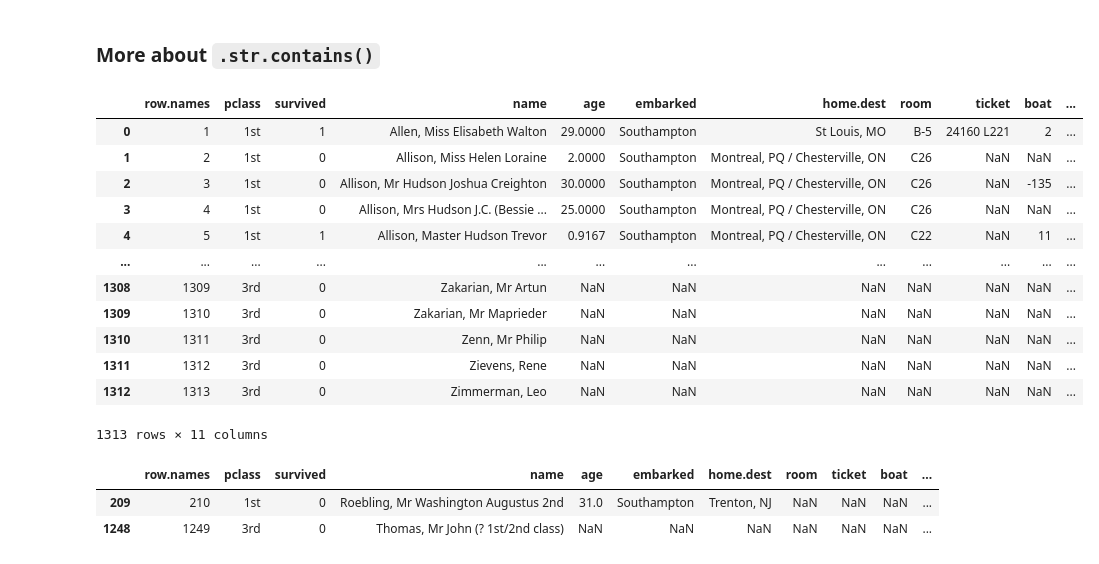
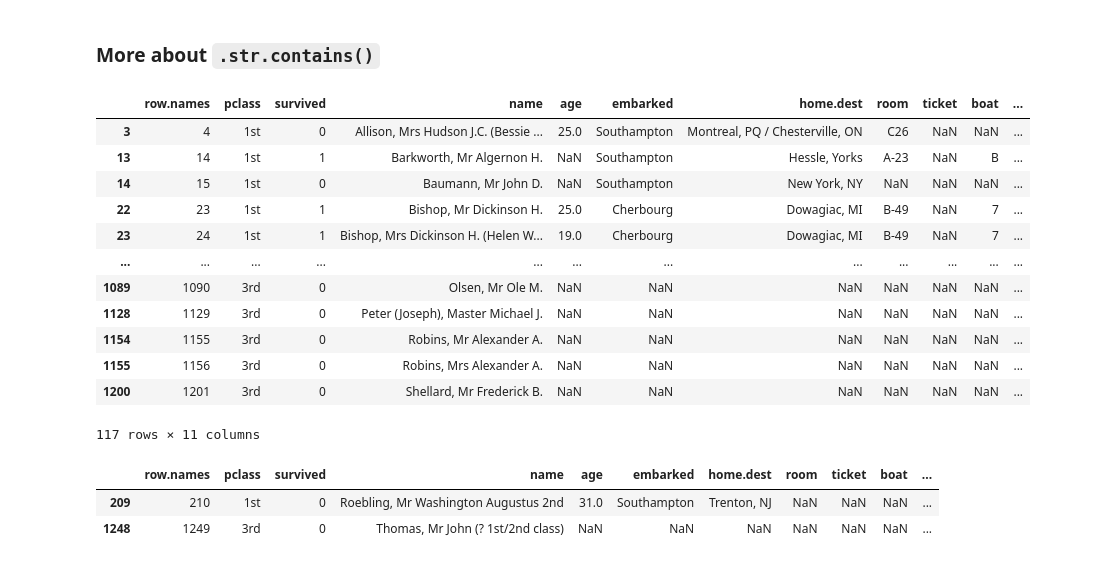
Before and after one commit to Razelbaz1/data-analysis-tutorials, a Jupyter notebook: Code/Ex2/tirgul2_lect.ipynb, the cells around one changed output. Cells and saved outputs as stored; diff of their text form; code cells hidden in the pictures.

```diff
--- a/Code/Ex2/tirgul2_lect.ipynb
+++ b/Code/Ex2/tirgul2_lect.ipynb
@@ -687,22 +734,22 @@ array(['Zakarian, Mr Maprieder'], dtype=object)
 # %% [markdown]
 ### **More about `.str.contains()`**
 # %%
-titanic_df[titanic_df['name'].astype(str).str.contains(".", regex=False)] # contain '.' in name MUST USE regex=False !!!
-titanic_df[titanic_df['name'].astype(str).str.contains(".")]
+titanic_df[titanic_df['name'].str.contains(".", regex=False)] # contain '.' in name MUST USE regex=False !!!
+#titanic_df[titanic_df['name'].str.contains(".")]
 # %% [output]
 |  | row.names | pclass | survived | name | age | embarked | home.dest | room | ticket | boat | ... |
-| 0 | 1 | 1st | 1 | Allen, Miss Elisabeth Walton | 29.0000 | Southampton | St Louis, MO | B-5 | 24160 L221 | 2 | ... |
-| 1 | 2 | 1st | 0 | Allison, Miss Helen Loraine | 2.0000 | Southampton | Montreal, PQ / Chesterville, ON | C26 | NaN | NaN | ... |
-| 2 | 3 | 1st | 0 | Allison, Mr Hudson Joshua Creighton | 30.0000 | Southampton | Montreal, PQ / Chesterville, ON | C26 | NaN | -135 | ... |
-| 3 | 4 | 1st | 0 | Allison, Mrs Hudson J.C. (Bessie ... | 25.0000 | Southampton | Montreal, PQ / Chesterville, ON | C26 | NaN | NaN | ... |
-| 4 | 5 | 1st | 1 | Allison, Master Hudson Trevor | 0.9167 | Southampton | Montreal, PQ / Chesterville, ON | C22 | NaN | 11 | ... |
+| 3 | 4 | 1st | 0 | Allison, Mrs Hudson J.C. (Bessie ... | 25.0 | Southampton | Montreal, PQ / Chesterville, ON | C26 | NaN | NaN | ... |
+| 13 | 14 | 1st | 1 | Barkworth, Mr Algernon H. | NaN | Southampton | Hessle, Yorks | A-23 | NaN | B | ... |
+| 14 | 15 | 1st | 0 | Baumann, Mr John D. | NaN | Southampton | New York, NY | NaN | NaN | NaN | ... |
+| 22 | 23 | 1st | 1 | Bishop, Mr Dickinson H. | 25.0 | Cherbourg | Dowagiac, MI | B-49 | NaN | 7 | ... |
+| 23 | 24 | 1st | 1 | Bishop, Mrs Dickinson H. (Helen W... | 19.0 | Cherbourg | Dowagiac, MI | B-49 | NaN | 7 | ... |
 | ... | ... | ... | ... | ... | ... | ... | ... | ... | ... | ... | ... |
-| 1308 | 1309 | 3rd | 0 | Zakarian, Mr Artun | NaN | NaN | NaN | NaN | NaN | NaN | ... |
-| 1309 | 1310 | 3rd | 0 | Zakarian, Mr Maprieder | NaN | NaN | NaN | NaN | NaN | NaN | ... |
-| 1310 | 1311 | 3rd | 0 | Zenn, Mr Philip | NaN | NaN | NaN | NaN | NaN | NaN | ... |
-| 1311 | 1312 | 3rd | 0 | Zievens, Rene | NaN | NaN | NaN | NaN | NaN | NaN | ... |
-| 1312 | 1313 | 3rd | 0 | Zimmerman, Leo | NaN | NaN | NaN | NaN | NaN | NaN | ... |
+| 1089 | 1090 | 3rd | 0 | Olsen, Mr Ole M. | NaN | NaN | NaN | NaN | NaN | NaN | ... |
+| 1128 | 1129 | 3rd | 0 | Peter (Joseph), Master Michael J. | NaN | NaN | NaN | NaN | NaN | NaN | ... |
+| 1154 | 1155 | 3rd | 0 | Robins, Mr Alexander A. | NaN | NaN | NaN | NaN | NaN | NaN | ... |
+| 1155 | 1156 | 3rd | 0 | Robins, Mrs Alexander A. | NaN | NaN | NaN | NaN | NaN | NaN | ... |
+| 1200 | 1201 | 3rd | 0 | Shellard, Mr Frederick B. | NaN | NaN | NaN | NaN | NaN | NaN | ... |
-1313 rows × 11 columns
+117 rows × 11 columns
 # %%
 titanic_df[titanic_df['name'].str.contains(r"\d", regex=True)] # numbers in name
 #titanic_df[titanic_df['home.dest'].str.contains("RI|CA", na=False)] # look for destination "|" stand for "OR"
```
Also changed, not shown: parts of 61 cells of this notebook.
